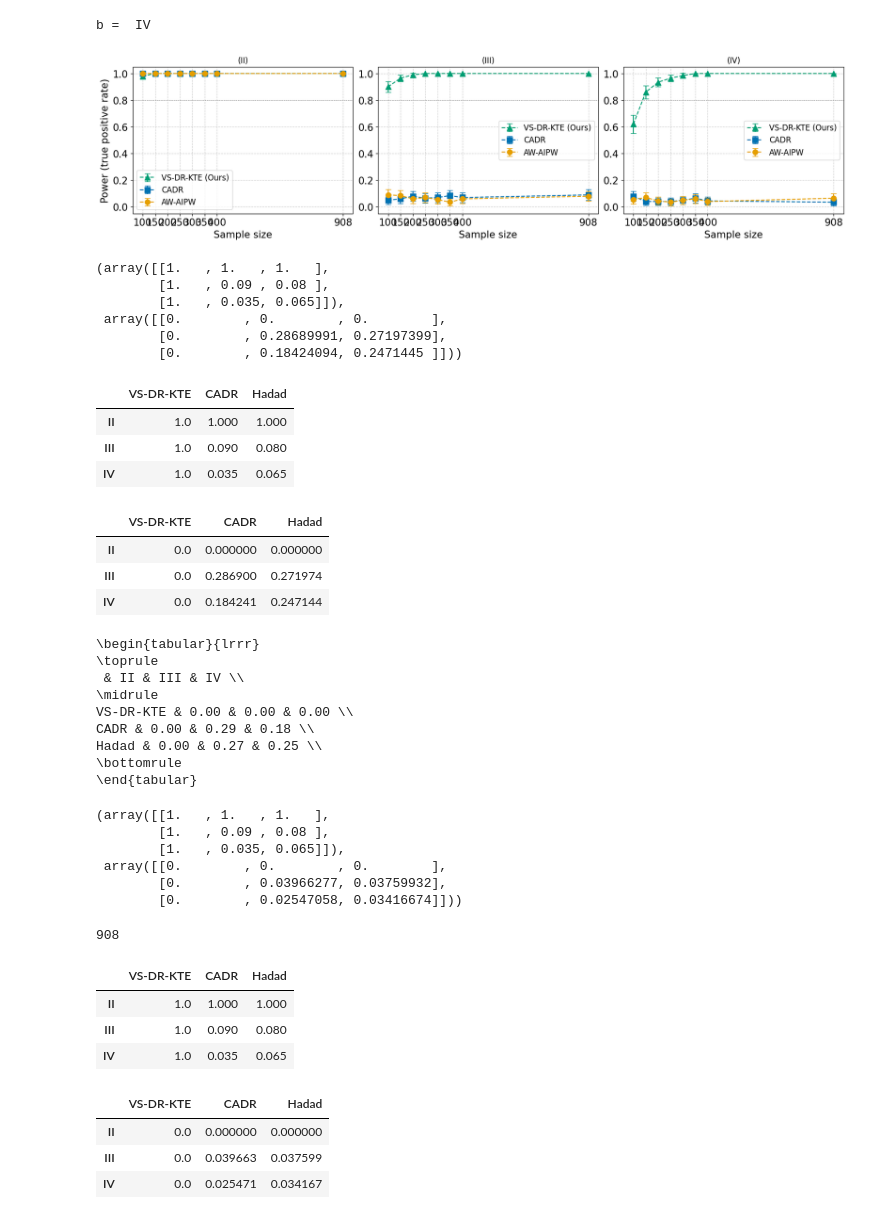
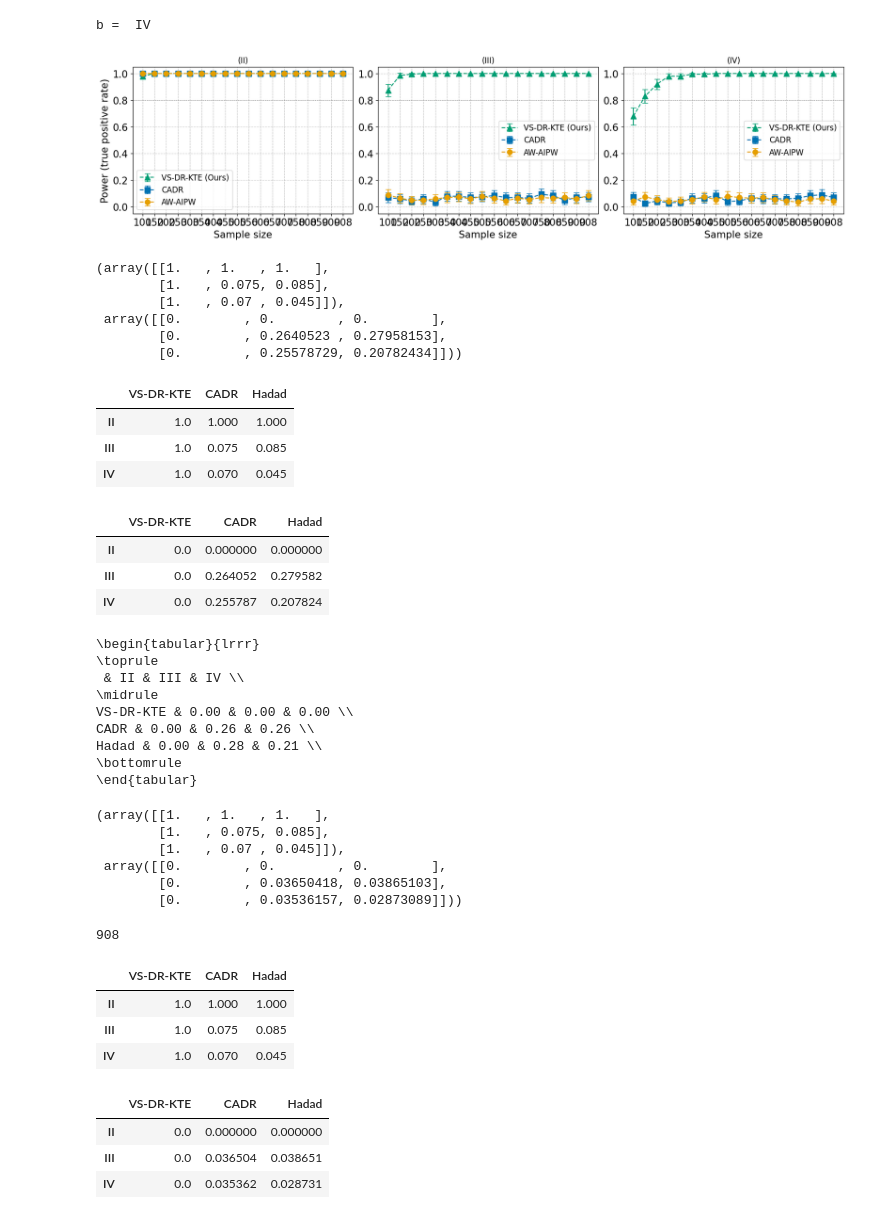
Before and after one commit to houssamzenati/adaptive-KTE, a Jupyter notebook: experiment_adaptive-IHDP-sinusoidal_structural_func.ipynb, the cells around one changed output. Drawn from its saved outputs; the diff is of its cells as text; code cells hidden in the pictures.

```diff
--- a/experiment_adaptive-IHDP-sinusoidal_structural_func.ipynb
+++ b/experiment_adaptive-IHDP-sinusoidal_structural_func.ipynb
@@ -352,7 +352,7 @@ def run_tests_adaptive_with_X(
 num_experiments=200
 iterations=100
 
-ns_list = np.arange(100, 908, 50)
+ns_list = np.array(list(np.arange(100, 908, 50))+ [908])
 b_list = ['I']
 method_list = ['VS-DR-KTE']
 # method_list = ['VS-DR-KTE', 'DR-xKTE', 'IPW-xKTE']
@@ -421,7 +421,7 @@ method_dict = {'VS-DR-KTE_alternating': 'VS-DR-KTE-a', 'VS-DR-KTE_chronological'
 # --- Inputs matching your original snippet ---
 case = 1
 b = 'I'
-ns = 900
+ns = 908
 method = 'VS-DR-KTE_alternating'
 # method = 'VS-DR-KTE_chronological'
 experiment = 'adaptive_ihdp'
@@ -517,7 +517,9 @@ plt.show()
 num_experiments=200
 iterations=100
 
-ns_list = np.array(list(np.arange(100, 450, 50)) + [908])
+# ns_list = np.array(list(np.arange(100, 450, 50)) + [908])
+ns_list = np.array(list(np.arange(100, 908, 50))+ [908])
+
 b_list = ['II', 'III', 'IV']
 method_list = ['VS-DR-KTE', 'CADR', 'Hadad']
 # method_list = ['VS-DR-KTE']
@@ -570,6 +572,11 @@ def plot_power_scenarios_adaptive_alternative(
     plt.rc("xtick", labelsize=15)
     plt.rc("ytick", labelsize=15)
     plt.rcParams["axes.grid"] = True
+    # === Data Preparation for Uniform X-Axis ===
+    # 1. Create a simple index for plotting positions (0, 1, 2, ...)
+    x_positions = np.arange(len(ns_list))
+    # 2. Labels for ticks are the string versions of the sample sizes
+    ns_labels = [str(n) for n in ns_list]
 
     fig, axs = plt.subplots(1, 3, constrained_layout=True)
 
@@ -591,10 +598,13 @@ def plot_power_scenarios_adaptive_alternative(
     for col, scenario in enumerate(scenario_list):
         ax = axs[col]
         ax.set_title(scenario_titles.get(scenario, scenario))
+        ax.set_xticks(x_positions)
+        ax.set_xticklabels(ns_labels)
         ax.set_ylim((-0.05, 1.05))
         ax.set_xlabel("Sample size")
-        ax.set_xticks(ns_list)
         ax.grid(True, linestyle="--", alpha=0.6)
+        for x_pos in x_positions:
+            ax.axvline(x_pos, color='#cccccc', linestyle=':', linewidth=0.8, zorder=0)
         if col == 0:
             ax.set_ylabel("Power (true positive rate)")
 
@@ -615,40 +625,42 @@ def plot_power_scenarios_adaptive_alternative(
             yerr = 1.96 * np.sqrt(varhat)
 
             ax.errorbar(
-                x=ns_array,
+                x=x_positions, # Use the index for uniform spacing,
                 y=power_values,
                 yerr=yerr,
                 capsize=4,
                 marker=markers[i % len(markers)],
                 linestyle='--',
                 linewidth=1.5,
                 markersize=8,
                 label=method_label[method],
                 color=colors[method]
             )
 
         # Reference lines: nominal alpha (for orientation) and 80% power target
         # ax.axhline(alpha, color="black", linestyle=":", linewidth=1, label="α")
         ax.axhline(0.8, color="#888888", linestyle=":", linewidth=1)
+        # Capture handles/labels from the first subplot for the unified legend
+        if col == 0:
+            handles, labels = ax.get_legend_handles_labels()
 
         ax.legend(loc="best")
-
     os.makedirs(os.path.dirname(save_path), exist_ok=True)
     plt.savefig(save_path, bbox_inches="tight")
     plt.show()
 
 plot_power_scenarios_adaptive_alternative(
     d=d,
     scenario_list=['II','III','IV'],
     ns_list=ns_list,
     methods=['VS-DR-KTE', 'CADR', 'Hadad'],
     name_folder='results/adaptive_ihdp/',
     split_suffix='_alternating.csv',
     alpha=0.05,
     save_path='plots/scenarios_II_III_IV_adaptive_ihdp_power.png'
 )
 # %% [output]
-[figure, old version]
+[figure, new version]
 # %%
 d = dict()
 name_folder = 'results/adaptive_ihdp/'
@@ -675,27 +687,27 @@ for i, b in enumerate(b_list):
 rejection_proportion, rejection_proportion_std
 # %% [output]
 (array([[1.   , 1.   , 1.   ],
-        [1.   , 0.09 , 0.08 ],
-        [1.   , 0.035, 0.065]]),
+        [1.   , 0.075, 0.085],
+        [1.   , 0.07 , 0.045]]),
  array([[0.        , 0.        , 0.        ],
-        [0.        , 0.28689991, 0.27197399],
-        [0.        , 0.18424094, 0.2471445 ]]))
+        [0.        , 0.2640523 , 0.27958153],
+        [0.        , 0.25578729, 0.20782434]]))
 # %%
 df = pd.DataFrame(rejection_proportion, b_list, method_names)
 df
 # %% [output]
 |  | VS-DR-KTE | CADR | Hadad |
 | II | 1.0 | 1.000 | 1.000 |
-| III | 1.0 | 0.090 | 0.080 |
-| IV | 1.0 | 0.035 | 0.065 |
+| III | 1.0 | 0.075 | 0.085 |
+| IV | 1.0 | 0.070 | 0.045 |
 # %%
 df = pd.DataFrame(rejection_proportion_std, b_list, method_names)
 df
 # %% [output]
 |  | VS-DR-KTE | CADR | Hadad |
 | II | 0.0 | 0.000000 | 0.000000 |
-| III | 0.0 | 0.286900 | 0.271974 |
-| IV | 0.0 | 0.184241 | 0.247144 |
+| III | 0.0 | 0.264052 | 0.279582 |
+| IV | 0.0 | 0.255787 | 0.207824 |
 # %%
 print(df.T.to_latex(float_format="{:0.2f}".format))
 # %% [output]
@@ -704,8 +716,8 @@ print(df.T.to_latex(float_format="{:0.2f}".format))
  & II & III & IV \\
 \midrule
 VS-DR-KTE & 0.00 & 0.00 & 0.00 \\
-CADR & 0.00 & 0.29 & 0.18 \\
-Hadad & 0.00 & 0.27 & 0.25 \\
+CADR & 0.00 & 0.26 & 0.26 \\
+Hadad & 0.00 & 0.28 & 0.21 \\
 \bottomrule
 \end{tabular}
 # %%
@@ -738,11 +750,11 @@ for i, b in enumerate(b_list):
 rejection_proportion, rejection_proportion_se
 # %% [output]
 (array([[1.   , 1.   , 1.   ],
-        [1.   , 0.09 , 0.08 ],
-        [1.   , 0.035, 0.065]]),
+        [1.   , 0.075, 0.085],
+        [1.   , 0.07 , 0.045]]),
  array([[0.        , 0.        , 0.        ],
-        [0.        , 0.03966277, 0.03759932],
-        [0.        , 0.02547058, 0.03416674]]))
+        [0.        , 0.03650418, 0.03865103],
+        [0.        , 0.03536157, 0.02873089]]))
 # %%
 ns
 # %% [output]
@@ -753,13 +765,13 @@ df
 # %% [output]
 |  | VS-DR-KTE | CADR | Hadad |
 | II | 1.0 | 1.000 | 1.000 |
-| III | 1.0 | 0.090 | 0.080 |
-| IV | 1.0 | 0.035 | 0.065 |
+| III | 1.0 | 0.075 | 0.085 |
+| IV | 1.0 | 0.070 | 0.045 |
 # %%
 df = pd.DataFrame(rejection_proportion_se, b_list, method_names)
 df
 # %% [output]
 |  | VS-DR-KTE | CADR | Hadad |
 | II | 0.0 | 0.000000 | 0.000000 |
-| III | 0.0 | 0.039663 | 0.037599 |
-| IV | 0.0 | 0.025471 | 0.034167 |
+| III | 0.0 | 0.036504 | 0.038651 |
+| IV | 0.0 | 0.035362 | 0.028731 |
```
Also changed, not shown: parts of 1 cell of this notebook.
